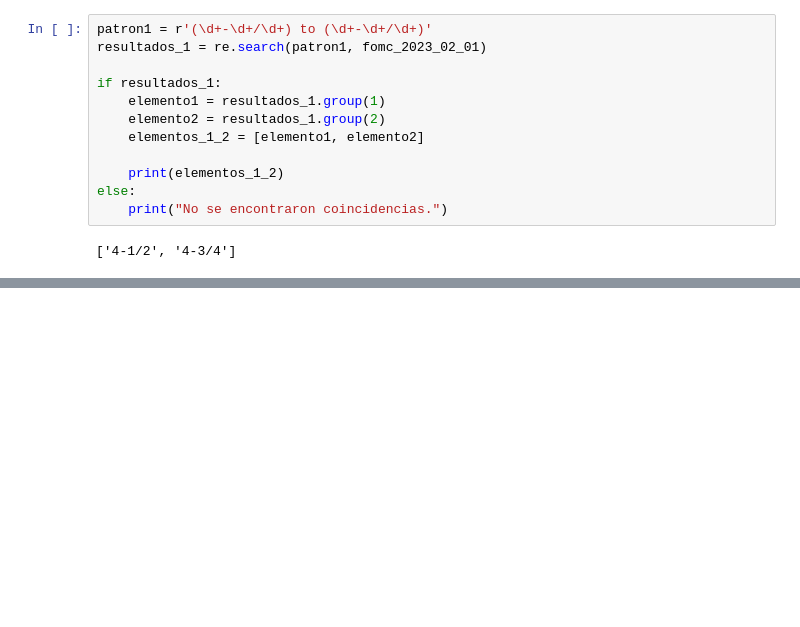
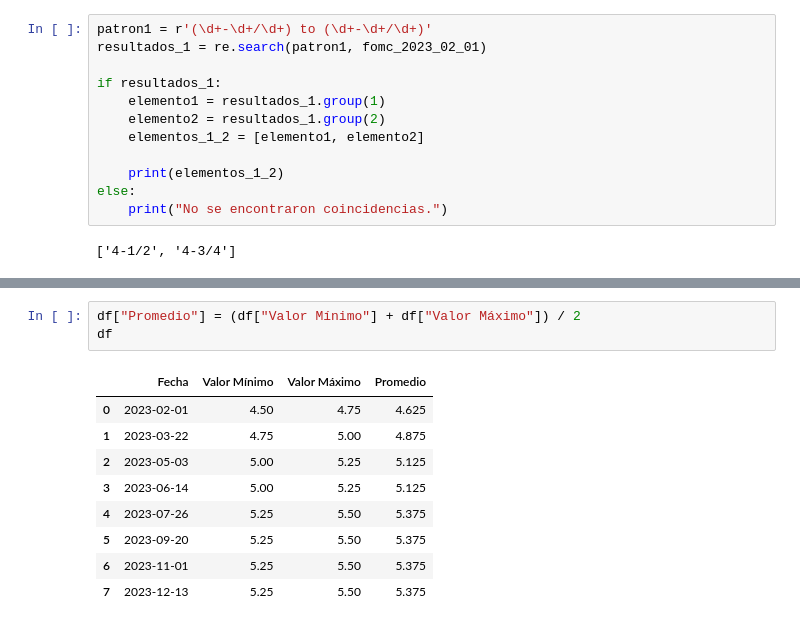
Before and after one commit to qlab-intro-python/proyecto-final-proyecto_final_canales_torres, a Jupyter notebook: proyecto_final_Nestor.ipynb, the cells around one changed output, grey strips where cells are left out. Cells and saved outputs as stored; diff of their text form; blank space fills up the shorter version.

```diff
--- a/proyecto_final_Nestor.ipynb
+++ b/proyecto_final_Nestor.ipynb
@@ -190,0 +303,13 @@ df
+# %%
+df["Promedio"] = (df["Valor Mínimo"] + df["Valor Máximo"]) / 2
+df
+# %% [output]
+|  | Fecha | Valor Mínimo | Valor Máximo | Promedio |
+| 0 | 2023-02-01 | 4.50 | 4.75 | 4.625 |
+| 1 | 2023-03-22 | 4.75 | 5.00 | 4.875 |
+| 2 | 2023-05-03 | 5.00 | 5.25 | 5.125 |
+| 3 | 2023-06-14 | 5.00 | 5.25 | 5.125 |
+| 4 | 2023-07-26 | 5.25 | 5.50 | 5.375 |
+| 5 | 2023-09-20 | 5.25 | 5.50 | 5.375 |
+| 6 | 2023-11-01 | 5.25 | 5.50 | 5.375 |
+| 7 | 2023-12-13 | 5.25 | 5.50 | 5.375 |
```
Also changed, not shown: parts of 12 cells of this notebook.
